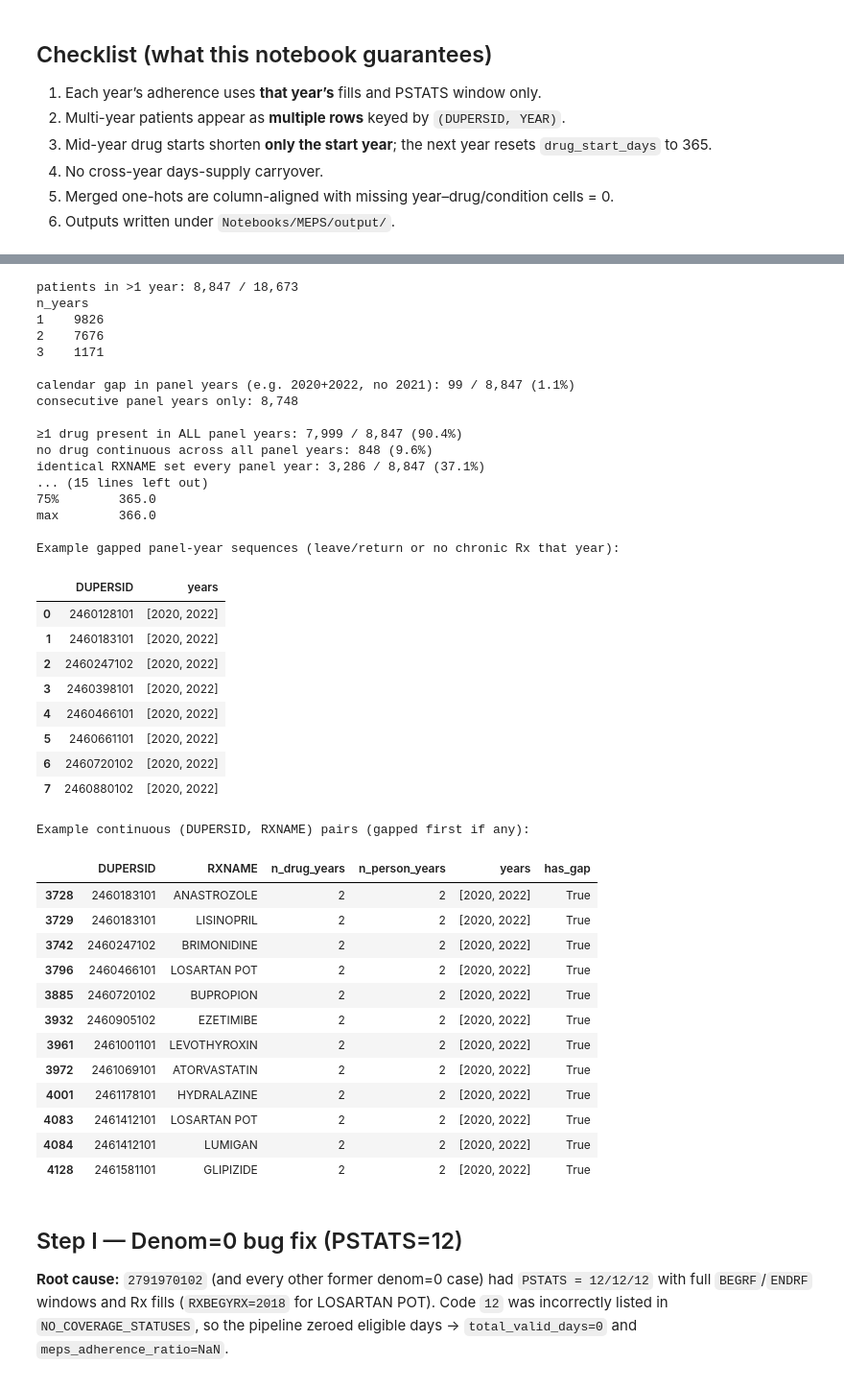
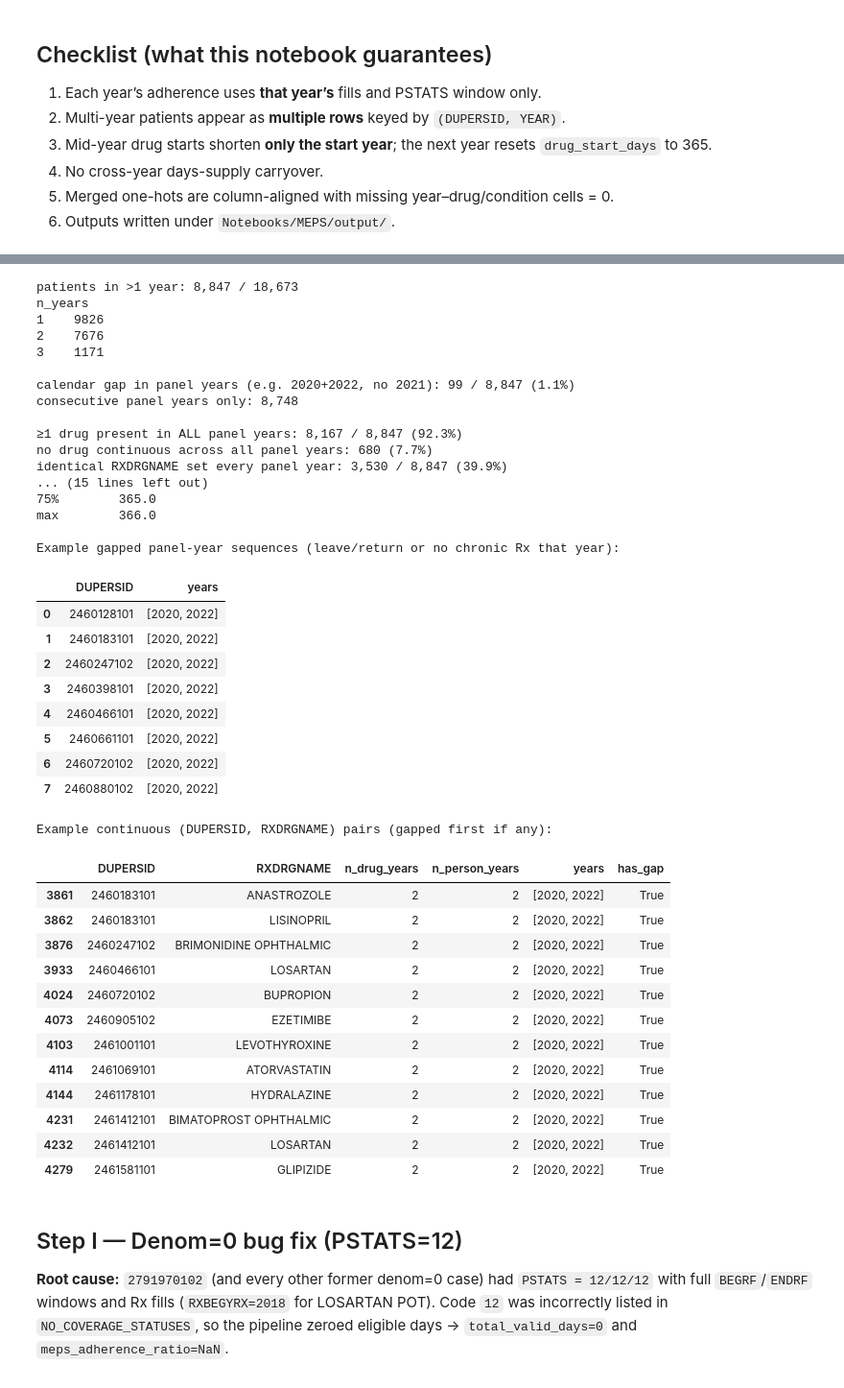
Before and after one commit to FrianaEngineer/Medical-Adherence, a Jupyter notebook: Notebooks/allYearMergeClean.ipynb, the cells around one changed output, grey strips where cells are left out. Shown at 96% size. Drawn from its saved outputs; the diff is of its cells as text; code cells hidden in the pictures.

```diff
--- a/Notebooks/allYearMergeClean.ipynb
+++ b/Notebooks/allYearMergeClean.ipynb
@@ -424,13 +436,13 @@ cont_rows = []
 for r in start_mid.itertuples():
     nxt = pair_all[
         (pair_all["DUPERSID"] == r.DUPERSID)
-        & (pair_all["RXNAME"] == r.RXNAME)
+        & (pair_all["RXDRGNAME"] == r.RXDRGNAME)
         & (pair_all["YEAR"] == r.YEAR + 1)
     ]
     if len(nxt):
         cont_rows.append({
             "DUPERSID": r.DUPERSID,
-            "RXNAME": r.RXNAME,
+            "RXDRGNAME": r.RXDRGNAME,
             "start_year": r.YEAR,
             "start_month": r.first_month,
             "denom_start_year": r.total_days_supply,
@@ -459,9 +471,9 @@ if len(multi):
     pid = multi.sort_values("n_years", ascending=False)["DUPERSID"].iloc[0]
     panel = (
         pair_all[pair_all["DUPERSID"] == pid]
-        [["DUPERSID", "YEAR", "RXNAME", "total_days_supply", "drug_start_days",
+        [["DUPERSID", "YEAR", "RXDRGNAME", "total_days_supply", "drug_start_days",
           "RXBEGYRX", "meps_adherence_ratio", "is_adherent", "AGE"]]
-        .sort_values(["YEAR", "RXNAME"])
+        .sort_values(["YEAR", "RXDRGNAME"])
     )
     print(f"\nPanel slice for DUPERSID={pid} ({panel['YEAR'].nunique()} years):")
     display(panel.head(20))
@@ -608,6 +620,6 @@ Among patients present in **more than 2 years** (`n_years > 2`), how many keep t
 # %%
 # Person–year–drug grain (pair rows can repeat ICD; drop that for continuity)
-pyd = pair_all[["DUPERSID", "YEAR", "RXNAME"]].drop_duplicates()
+pyd = pair_all[["DUPERSID", "YEAR", "RXDRGNAME"]].drop_duplicates()
 
 years_per_person = (
     pyd.groupby("DUPERSID")["YEAR"].nunique().rename("n_years")
@@ -620,7 +632,7 @@ sub = pyd[pyd["DUPERSID"].isin(multi_gt2.index)].copy()
 
 # Years each (person, drug) appears vs years the person is in the survey
 drug_years = (
-    sub.groupby(["DUPERSID", "RXNAME"])["YEAR"]
+    sub.groupby(["DUPERSID", "RXDRGNAME"])["YEAR"]
     .nunique()
     .rename("n_drug_years")
     .reset_index()
@@ -638,10 +650,10 @@ has_any_continuous = drug_years.groupby("DUPERSID")["continuous"].any()
 n_any = int(has_any_continuous.sum())
 n_none = int((~has_any_continuous).sum())
 
-# Stricter: identical RXNAME set every year
+# Stricter: identical RXDRGNAME set every year
 identical_flags = []
 for pid, g in sub.groupby("DUPERSID"):
-    year_sets = {frozenset(names) for _, names in g.groupby("YEAR")["RXNAME"]}
+    year_sets = {frozenset(names) for _, names in g.groupby("YEAR")["RXDRGNAME"]}
     identical_flags.append(len(year_sets) == 1)
 n_identical = int(sum(identical_flags))
 
@@ -654,7 +666,7 @@ print(
     f"{n_none:,} ({100 * n_none / len(multi_gt2):.1f}%)"
 )
 print(
-    f"identical RXNAME set every year: "
+    f"identical RXDRGNAME set every year: "
     f"{n_identical:,} / {len(multi_gt2):,} ({100 * n_identical / len(multi_gt2):.1f}%)"
 )
 
@@ -682,11 +694,11 @@ cont_examples = (
         .reset_index(),
         on="DUPERSID",
     )
-    .sort_values(["DUPERSID", "RXNAME"])
+    .sort_values(["DUPERSID", "RXDRGNAME"])
     .head(12)
 )
-print("\nExample continuous (DUPERSID, RXNAME) pairs:")
-display(cont_examples[["DUPERSID", "RXNAME", "n_drug_years", "n_person_years", "years"]])
+print("\nExample continuous (DUPERSID, RXDRGNAME) pairs:")
+display(cont_examples[["DUPERSID", "RXDRGNAME", "n_drug_years", "n_person_years", "years"]])
 # %% [output]
 patients in >2 years: 1,171 / 18,673
 n_years
@@ -736,7 +748,7 @@ So: we **do** check in-survey / eligible days **within each year**; we do **not*
 **Caveat:** “Present in year Y” here means present in `pair_all` (chronic drug–condition pairs), not raw MEPS person-file membership with zero chronic fills.
 # %%
 # --- Continuity among patients in >1 year (panel years, not calendar span) ---
-pyd_h = pair_all[["DUPERSID", "YEAR", "RXNAME"]].drop_duplicates()
+pyd_h = pair_all[["DUPERSID", "YEAR", "RXDRGNAME"]].drop_duplicates()
 
 years_per_person_h = (
     pyd_h.groupby("DUPERSID")["YEAR"].nunique().rename("n_years")
@@ -770,7 +782,7 @@ print(
 print(f"consecutive panel years only: {n_consec:,}")
 
 drug_years_h = (
-    sub_h.groupby(["DUPERSID", "RXNAME"])["YEAR"]
+    sub_h.groupby(["DUPERSID", "RXDRGNAME"])["YEAR"]
     .nunique()
     .rename("n_drug_years")
     .reset_index()
@@ -792,7 +804,7 @@ n_none_h = int((~has_any_h).sum())
 
 identical_flags_h = []
 for _, g in sub_h.groupby("DUPERSID"):
-    year_sets = {frozenset(names) for _, names in g.groupby("YEAR")["RXNAME"]}
+    year_sets = {frozenset(names) for _, names in g.groupby("YEAR")["RXDRGNAME"]}
     identical_flags_h.append(len(year_sets) == 1)
 n_identical_h = int(sum(identical_flags_h))
 
@@ -805,7 +817,7 @@ print(
     f"{n_none_h:,} ({100 * n_none_h / len(multi_gt1):.1f}%)"
 )
 print(
-    f"identical RXNAME set every panel year: "
+    f"identical RXDRGNAME set every panel year: "
     f"{n_identical_h:,} / {len(multi_gt1):,} ({100 * n_identical_h / len(multi_gt1):.1f}%)"
 )
 
@@ -856,56 +868,56 @@ cont_ex_h = (
     drug_years_h.loc[drug_years_h["continuous"]]
     .merge(person_year_lists.reset_index(), on="DUPERSID")
     .merge(gap_flag.reset_index(), on="DUPERSID")
-    .sort_values(["has_gap", "DUPERSID", "RXNAME"], ascending=[False, True, True])
+    .sort_values(["has_gap", "DUPERSID", "RXDRGNAME"], ascending=[False, True, True])
     .head(12)
 )
-print("\nExample continuous (DUPERSID, RXNAME) pairs (gapped first if any):")
+print("\nExample continuous (DUPERSID, RXDRGNAME) pairs (gapped first if any):")
 display(
     cont_ex_h[
-        ["DUPERSID", "RXNAME", "n_drug_years", "n_person_years", "years", "has_gap"]
+        ["DUPERSID", "RXDRGNAME", "n_drug_years", "n_person_years", "years", "has_gap"]
     ]
 )
 # %% [output]
 patients in >1 year: 8,847 / 18,673
 n_years
 1    9826
 2    7676
 3    1171
 
 calendar gap in panel years (e.g. 2020+2022, no 2021): 99 / 8,847 (1.1%)
 consecutive panel years only: 8,748
 
-≥1 drug present in ALL panel years: 7,999 / 8,847 (90.4%)
-no drug continuous across all panel years: 848 (9.6%)
-identical RXNAME set every panel year: 3,286 / 8,847 (37.1%)
+≥1 drug present in ALL panel years: 8,167 / 8,847 (92.3%)
+no drug continuous across all panel years: 680 (7.7%)
+identical RXDRGNAME set every panel year: 3,530 / 8,847 (39.9%)
 ... (15 lines left out)
 75%        365.0
 max        366.0
 
 Example gapped panel-year sequences (leave/return or no chronic Rx that year):
 |  | DUPERSID | years |
 | 0 | 2460128101 | [2020, 2022] |
 | 1 | 2460183101 | [2020, 2022] |
 | 2 | 2460247102 | [2020, 2022] |
 | 3 | 2460398101 | [2020, 2022] |
 | 4 | 2460466101 | [2020, 2022] |
 | 5 | 2460661101 | [2020, 2022] |
 | 6 | 2460720102 | [2020, 2022] |
 | 7 | 2460880102 | [2020, 2022] |
-Example continuous (DUPERSID, RXNAME) pairs (gapped first if any):
+Example continuous (DUPERSID, RXDRGNAME) pairs (gapped first if any):
-|  | DUPERSID | RXNAME | n_drug_years | n_person_years | years | has_gap |
-| 3728 | 2460183101 | ANASTROZOLE | 2 | 2 | [2020, 2022] | True |
-| 3729 | 2460183101 | LISINOPRIL | 2 | 2 | [2020, 2022] | True |
-| 3742 | 2460247102 | BRIMONIDINE | 2 | 2 | [2020, 2022] | True |
-| 3796 | 2460466101 | LOSARTAN POT | 2 | 2 | [2020, 2022] | True |
-| 3885 | 2460720102 | BUPROPION | 2 | 2 | [2020, 2022] | True |
-| 3932 | 2460905102 | EZETIMIBE | 2 | 2 | [2020, 2022] | True |
-| 3961 | 2461001101 | LEVOTHYROXIN | 2 | 2 | [2020, 2022] | True |
-| 3972 | 2461069101 | ATORVASTATIN | 2 | 2 | [2020, 2022] | True |
-| 4001 | 2461178101 | HYDRALAZINE | 2 | 2 | [2020, 2022] | True |
-| 4083 | 2461412101 | LOSARTAN POT | 2 | 2 | [2020, 2022] | True |
-| 4084 | 2461412101 | LUMIGAN | 2 | 2 | [2020, 2022] | True |
-| 4128 | 2461581101 | GLIPIZIDE | 2 | 2 | [2020, 2022] | True |
+|  | DUPERSID | RXDRGNAME | n_drug_years | n_person_years | years | has_gap |
+| 3861 | 2460183101 | ANASTROZOLE | 2 | 2 | [2020, 2022] | True |
+| 3862 | 2460183101 | LISINOPRIL | 2 | 2 | [2020, 2022] | True |
+| 3876 | 2460247102 | BRIMONIDINE OPHTHALMIC | 2 | 2 | [2020, 2022] | True |
+| 3933 | 2460466101 | LOSARTAN | 2 | 2 | [2020, 2022] | True |
+| 4024 | 2460720102 | BUPROPION | 2 | 2 | [2020, 2022] | True |
+| 4073 | 2460905102 | EZETIMIBE | 2 | 2 | [2020, 2022] | True |
+| 4103 | 2461001101 | LEVOTHYROXINE | 2 | 2 | [2020, 2022] | True |
+| 4114 | 2461069101 | ATORVASTATIN | 2 | 2 | [2020, 2022] | True |
+| 4144 | 2461178101 | HYDRALAZINE | 2 | 2 | [2020, 2022] | True |
+| 4231 | 2461412101 | BIMATOPROST OPHTHALMIC | 2 | 2 | [2020, 2022] | True |
+| 4232 | 2461412101 | LOSARTAN | 2 | 2 | [2020, 2022] | True |
+| 4279 | 2461581101 | GLIPIZIDE | 2 | 2 | [2020, 2022] | True |
 # %% [markdown]
 ## Step I — Denom=0 bug fix (PSTATS=12)
 
```
Also changed, not shown: parts of 22 cells of this notebook, 59 other files.
